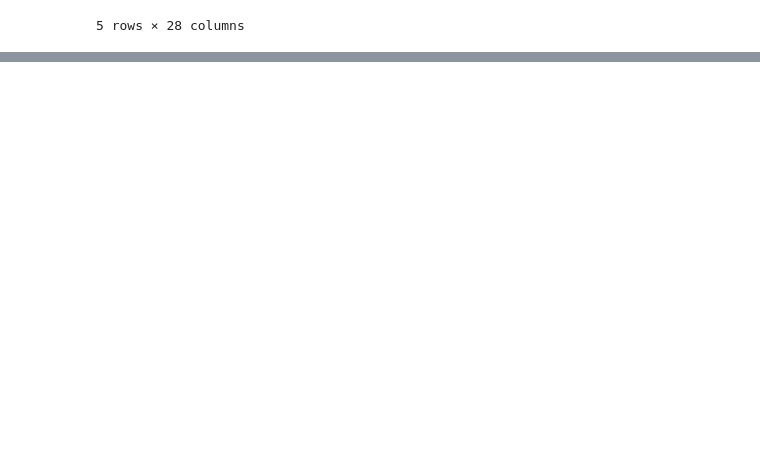
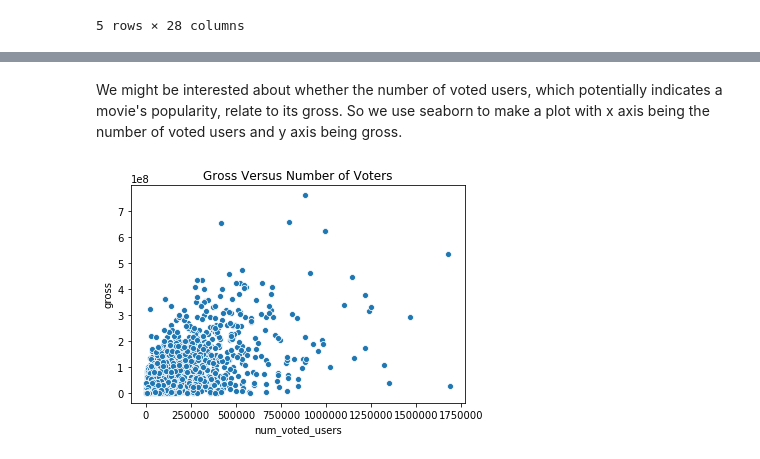
Before and after one commit to mookee233/final_tutorial, a Jupyter notebook: draft.ipynb, the cells around one changed output, grey strips where cells are left out. Saved outputs shown, nothing was run; the diff lists cells and outputs as text; code cells hidden in the pictures; blank space fills up the shorter version.

```diff
--- a/draft.ipynb
+++ b/draft.ipynb
@@ -30,8 +28,8 @@ Load the csv file into a **DataFrame** and take a look at the first 5 rows. <br/
 (Original csv file found from kaggle.com)
 # %%
 url = "https://raw.githubusercontent.com/mookee233/final_tutorial/master/movie_metadata.csv"
-movies = pd.read_csv(url)
-movies.head()
+data = pd.read_csv(url)
+data.head()
 # %% [output]
 |  | color | director_name | num_critic_for_reviews | duration | director_facebook_likes | actor_3_facebook_likes | ... |
 | 0 | Color | James Cameron | 723.0 | 178.0 | 0.0 | 855.0 | ... |
@@ -56,0 +67,3 @@ movies.describe()
+# %%
+movies = data.drop(['color', 'duration', 'movie_imdb_link'], axis=1)
+movies
@@ -56,0 +84,8 @@ movies.describe()
+# %% [markdown]
+We might be interested about whether the number of voted users, which potentially indicates a movie's popularity, relate to its gross. So we use seaborn to make a plot with x axis being the number of voted users and y axis being gross.
+# %%
+X = movies['num_voted_users']
+y = movies['gross']
+votes_plt = seaborn.scatterplot(x=X, y=y).set_title("Gross Versus Number of Voters")
+# %% [output]
+[figure, added]
```
Also changed, not shown: parts of 10 cells of this notebook, 1 other file.
